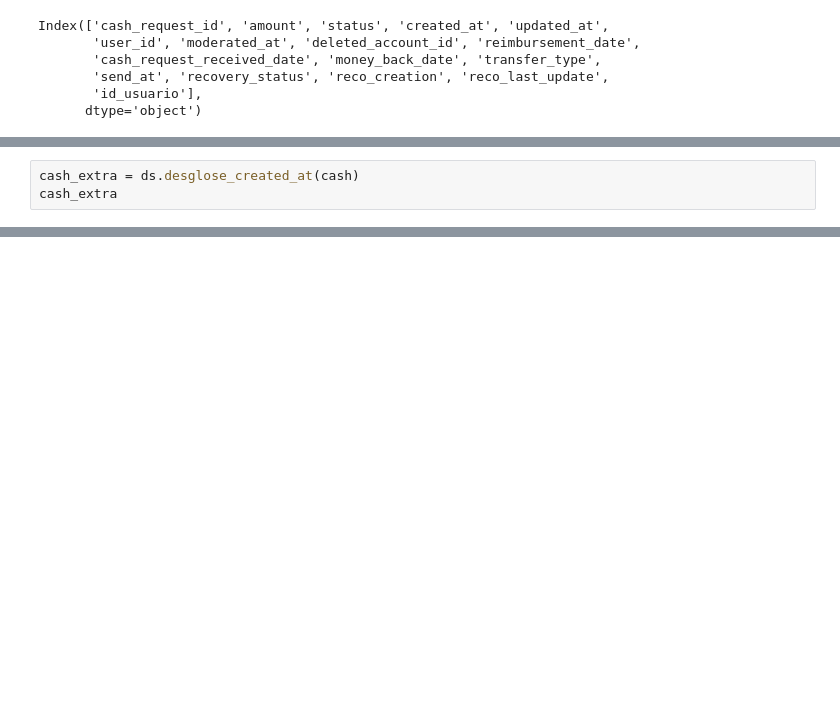
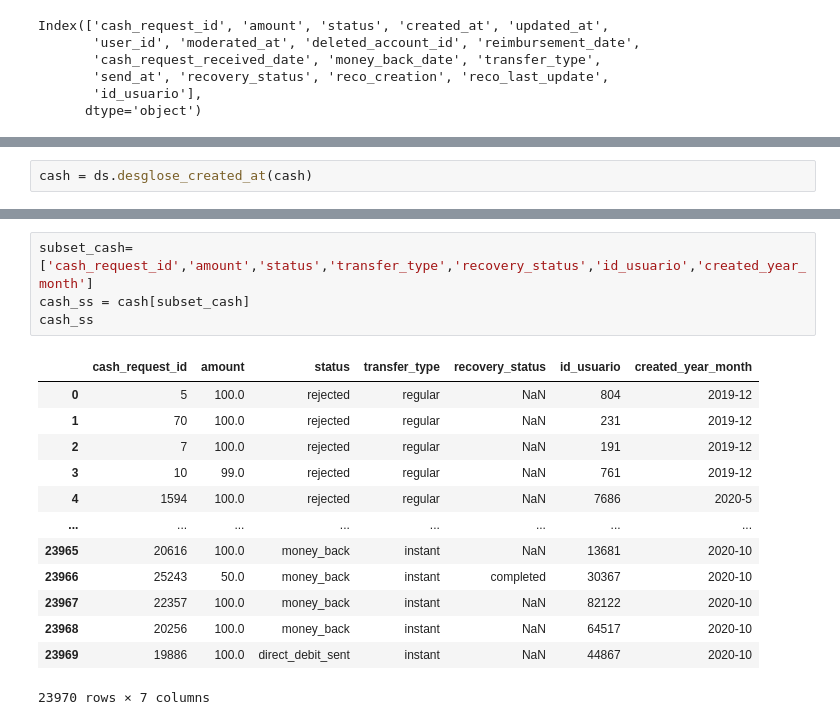
Before and after one commit to DataScience-UOC-projects/monayvi, a Jupyter notebook: notebooks/pre-procesamiento-merge.ipynb, the cells around one changed output, grey strips where cells are left out. Cells and saved outputs as stored; diff of their text form; blank space fills up the shorter version.

```diff
--- a/notebooks/pre-procesamiento-merge.ipynb
+++ b/notebooks/pre-procesamiento-merge.ipynb
@@ -76,3 +83,2 @@ Index(['cash_request_id', 'amount', 'status', 'created_at', 'updated_at',
 # %%
-cash_extra = ds.desglose_created_at(cash)
-cash_extra
+cash = ds.desglose_created_at(cash)
@@ -92,0 +85,18 @@ cash_extra
+# %%
+subset_cash=['cash_request_id','amount','status','transfer_type','recovery_status','id_usuario','created_year_month']
+cash_ss = cash[subset_cash]
+cash_ss
+# %% [output]
+|  | cash_request_id | amount | status | transfer_type | recovery_status | id_usuario | created_year_month |
+| 0 | 5 | 100.0 | rejected | regular | NaN | 804 | 2019-12 |
+| 1 | 70 | 100.0 | rejected | regular | NaN | 231 | 2019-12 |
+| 2 | 7 | 100.0 | rejected | regular | NaN | 191 | 2019-12 |
+| 3 | 10 | 99.0 | rejected | regular | NaN | 761 | 2019-12 |
+| 4 | 1594 | 100.0 | rejected | regular | NaN | 7686 | 2020-5 |
+| ... | ... | ... | ... | ... | ... | ... | ... |
+| 23965 | 20616 | 100.0 | money_back | instant | NaN | 13681 | 2020-10 |
+| 23966 | 25243 | 50.0 | money_back | instant | completed | 30367 | 2020-10 |
+| 23967 | 22357 | 100.0 | money_back | instant | NaN | 82122 | 2020-10 |
+| 23968 | 20256 | 100.0 | money_back | instant | NaN | 64517 | 2020-10 |
+| 23969 | 19886 | 100.0 | direct_debit_sent | instant | NaN | 44867 | 2020-10 |
+23970 rows × 7 columns
```
Also changed, not shown: parts of 13 cells of this notebook, 1 other file.
